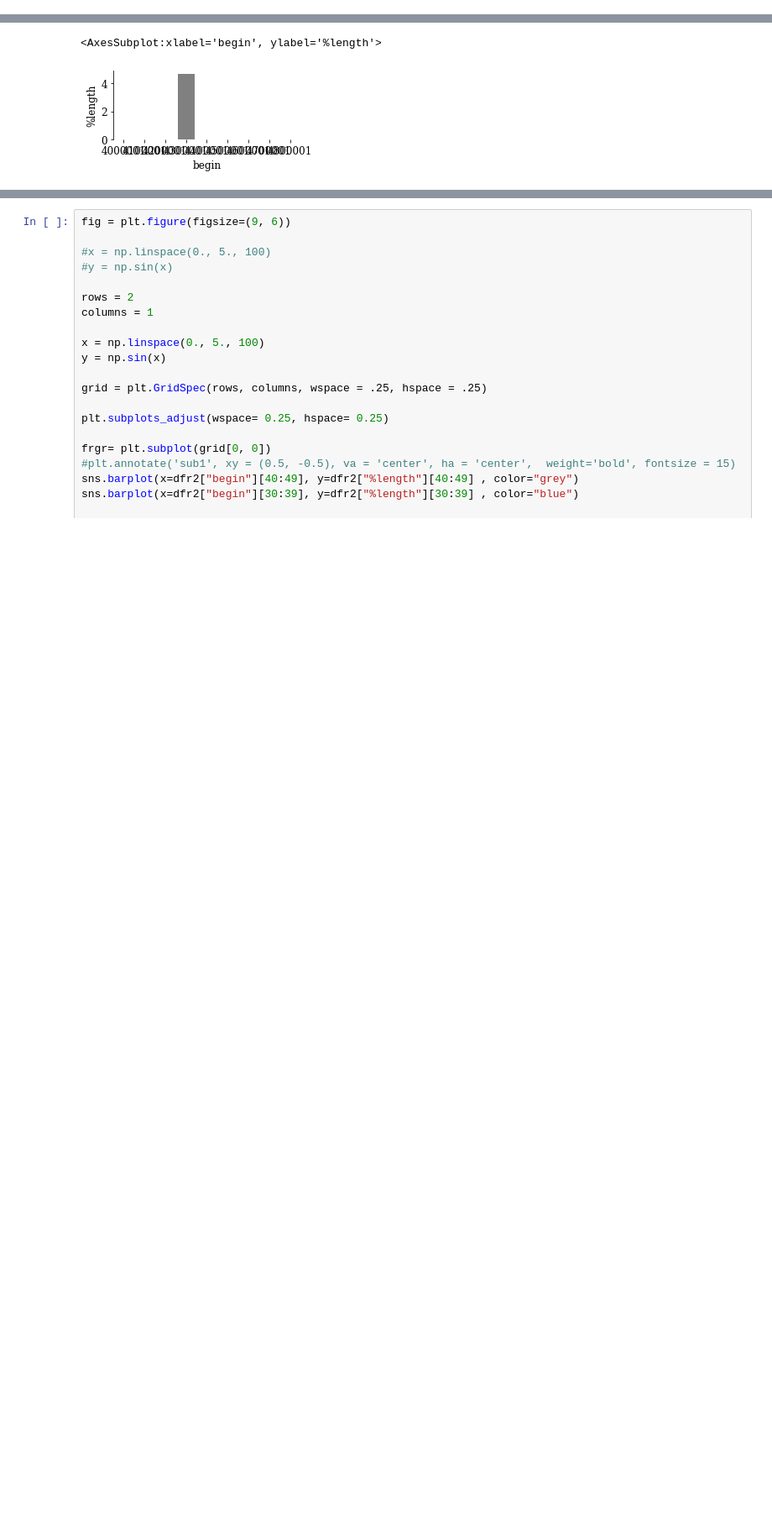
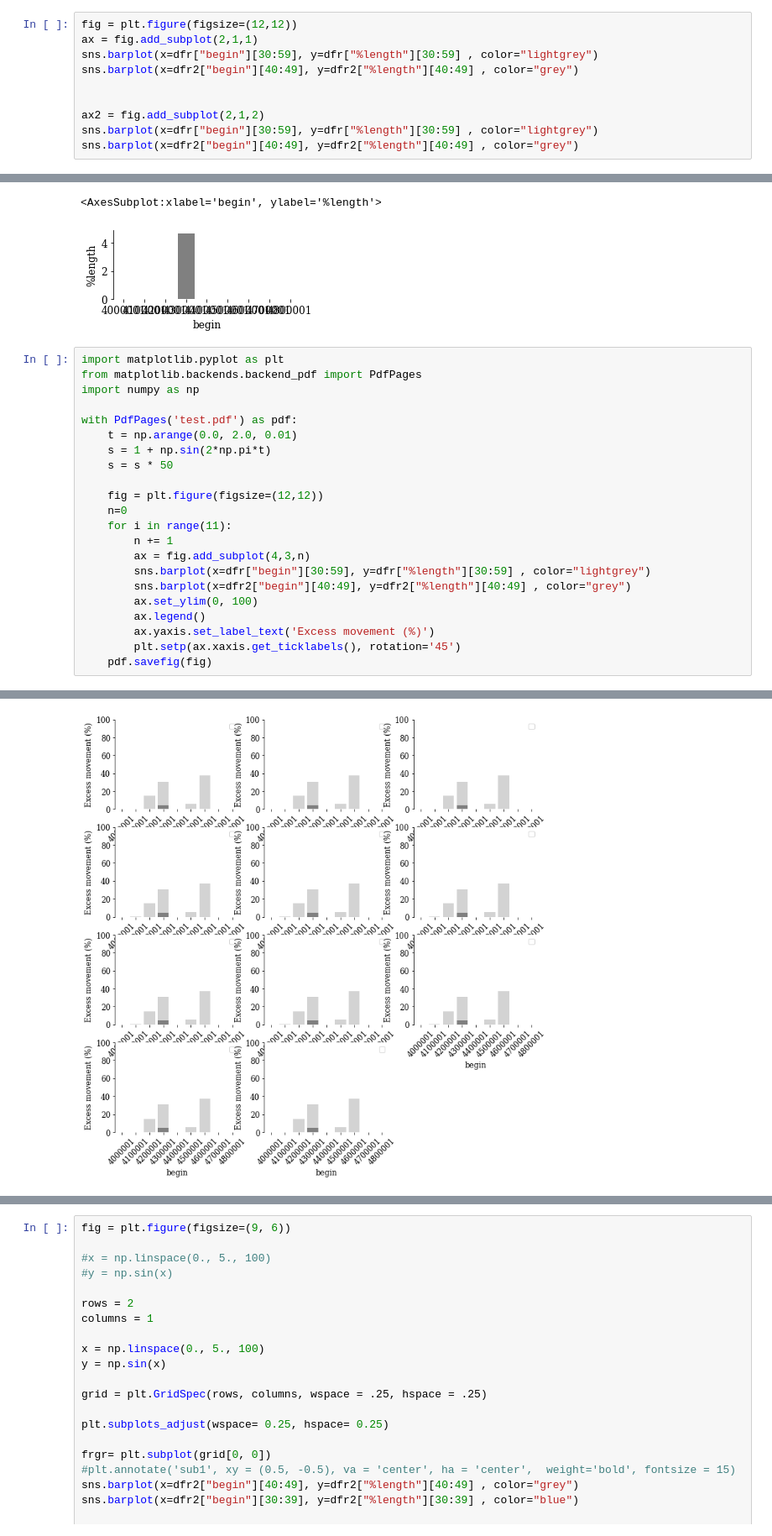
Before and after one commit to DaSh-bash/GenomeVanessa, a Jupyter notebook: Figures/VanessaGenomeFigures.ipynb, the cells around one changed output, grey strips where cells are left out. Shown: that part at 84% size. Drawn from its saved outputs; the diff is of its cells as text; blank space fills up the shorter version.

```diff
--- a/Figures/VanessaGenomeFigures.ipynb
+++ b/Figures/VanessaGenomeFigures.ipynb
@@ -703,3 +735,13 @@ Text(0, 0.5, 'N genes')
+# %%
+fig = plt.figure(figsize=(12,12))
+ax = fig.add_subplot(2,1,1)
+sns.barplot(x=dfr["begin"][30:59], y=dfr["%length"][30:59] , color="lightgrey")
+sns.barplot(x=dfr2["begin"][40:49], y=dfr2["%length"][40:49] , color="grey")
+
+
+ax2 = fig.add_subplot(2,1,2)
+sns.barplot(x=dfr["begin"][30:59], y=dfr["%length"][30:59] , color="lightgrey")
+sns.barplot(x=dfr2["begin"][40:49], y=dfr2["%length"][40:49] , color="grey")
 # %%
 import matplotlib.pyplot as plt
 fig = plt.figure()
@@ -832,3 +874,26 @@ sns.barplot(x=dfr2["begin"][40:49], y=dfr2["%length"][40:49] , color="grey")
 [figure]
 <AxesSubplot:xlabel='begin', ylabel='%length'>
 [figure]
+# %%
+import matplotlib.pyplot as plt
+from matplotlib.backends.backend_pdf import PdfPages
+import numpy as np
+
+with PdfPages('test.pdf') as pdf:
+    t = np.arange(0.0, 2.0, 0.01)
+    s = 1 + np.sin(2*np.pi*t)
+    s = s * 50
+
+    fig = plt.figure(figsize=(12,12))
+    n=0
+    for i in range(11):
+        n += 1
+        ax = fig.add_subplot(4,3,n)
+        sns.barplot(x=dfr["begin"][30:59], y=dfr["%length"][30:59] , color="lightgrey")
+        sns.barplot(x=dfr2["begin"][40:49], y=dfr2["%length"][40:49] , color="grey")
+        ax.set_ylim(0, 100)
+        ax.legend()
+        ax.yaxis.set_label_text('Excess movement (%)')
+        plt.setp(ax.xaxis.get_ticklabels(), rotation='45')
+    pdf.savefig(fig)
+# %% [output]
@@ -834,0 +911 @@ sns.barplot(x=dfr2["begin"][40:49], y=dfr2["%length"][40:49] , color="grey")
+[figure, added]
```
Also changed, not shown: parts of 7 cells of this notebook, 5 other files.
